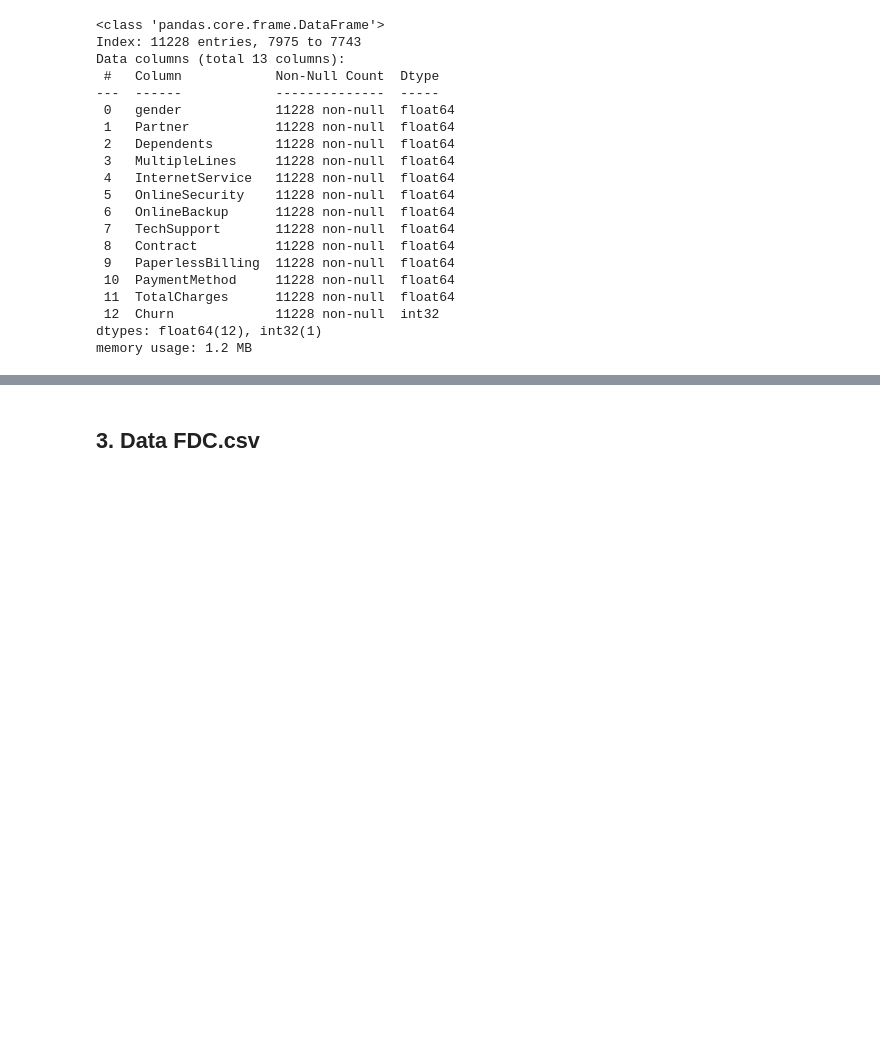
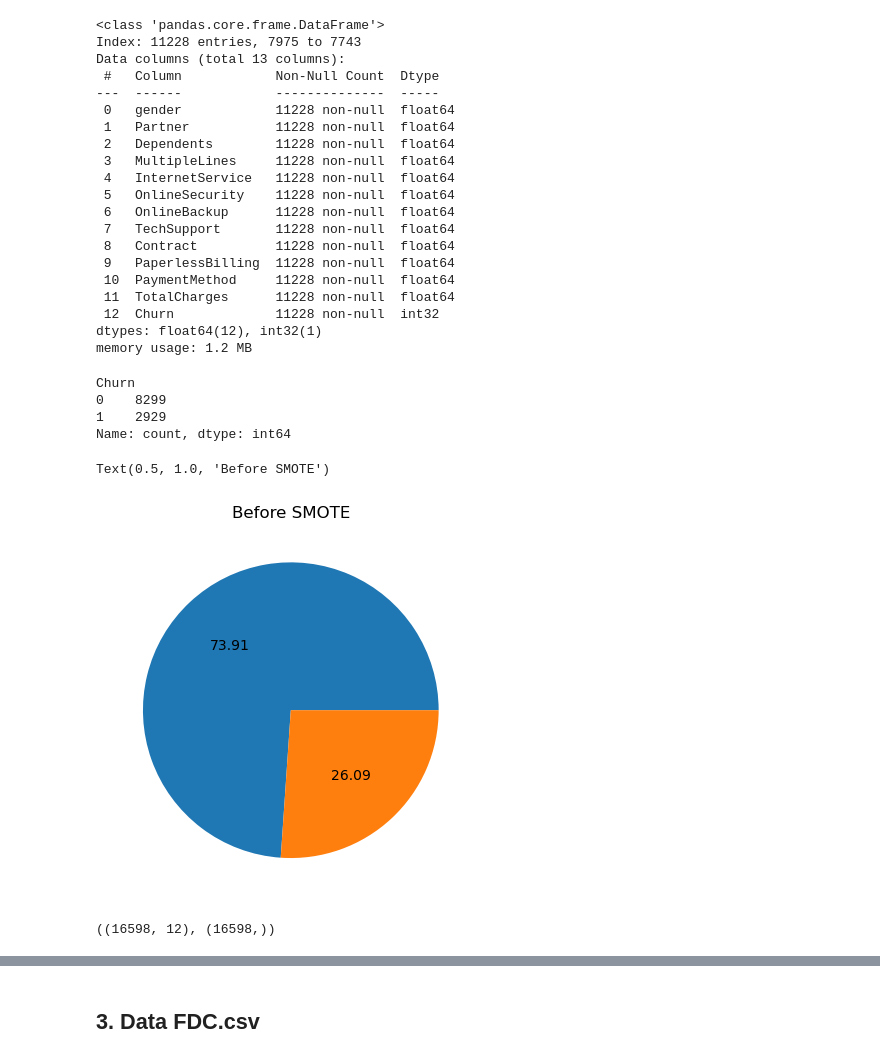
Before and after one commit to Ardavaa/week3, a Jupyter notebook: main.ipynb, the cells around one changed output, grey strips where cells are left out. Saved outputs shown, nothing was run; the diff lists cells and outputs as text; code cells hidden in the pictures; blank space fills up the shorter version.

```diff
--- a/main.ipynb
+++ b/main.ipynb
@@ -1195,3 +1267,27 @@ Data columns (total 13 columns):
  12  Churn             11228 non-null  int32
 dtypes: float64(12), int32(1)
 memory usage: 1.2 MB
+# %%
+combined_df['Churn'].value_counts()
+# %% [output]
+Churn
+0    8299
+1    2929
+Name: count, dtype: int64
+# %%
+# plot the proportions
+plt.pie(combined_df['Churn'].value_counts(), autopct='%.2f');
+plt.title('Before SMOTE')
+# %% [output]
+Text(0.5, 1.0, 'Before SMOTE')
+[figure, added]
+# %%
+from imblearn.over_sampling import SMOTE
+
+smote = SMOTE(sampling_strategy='minority')
+
+X_sm, y_sm = smote.fit_resample(combined_df.drop('Churn', axis=1), combined_df['Churn'])
+
+X_sm.shape, y_sm.shape
+# %% [output]
+((16598, 12), (16598,))
```
Also changed, not shown: parts of 124 cells of this notebook, 9 other files.
